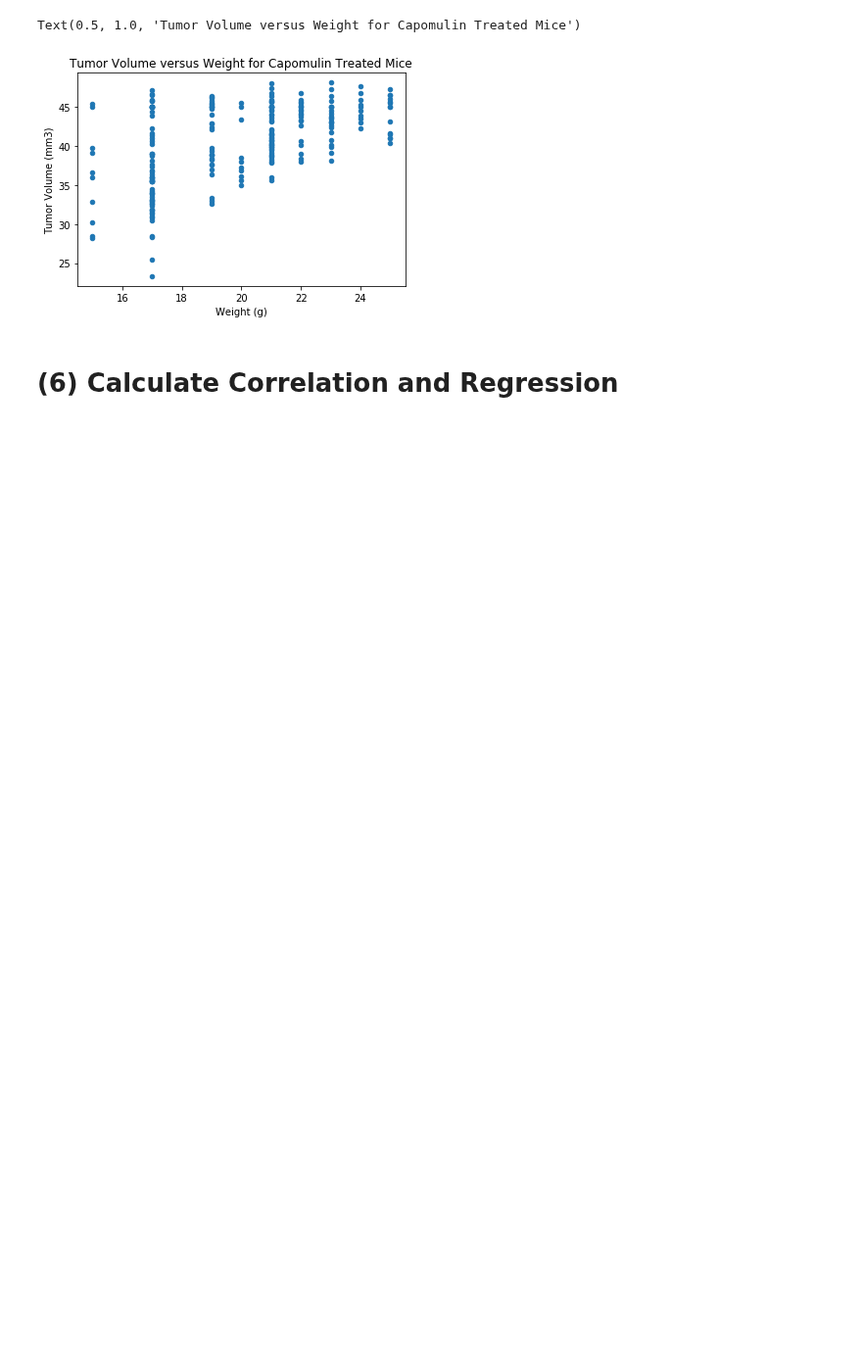
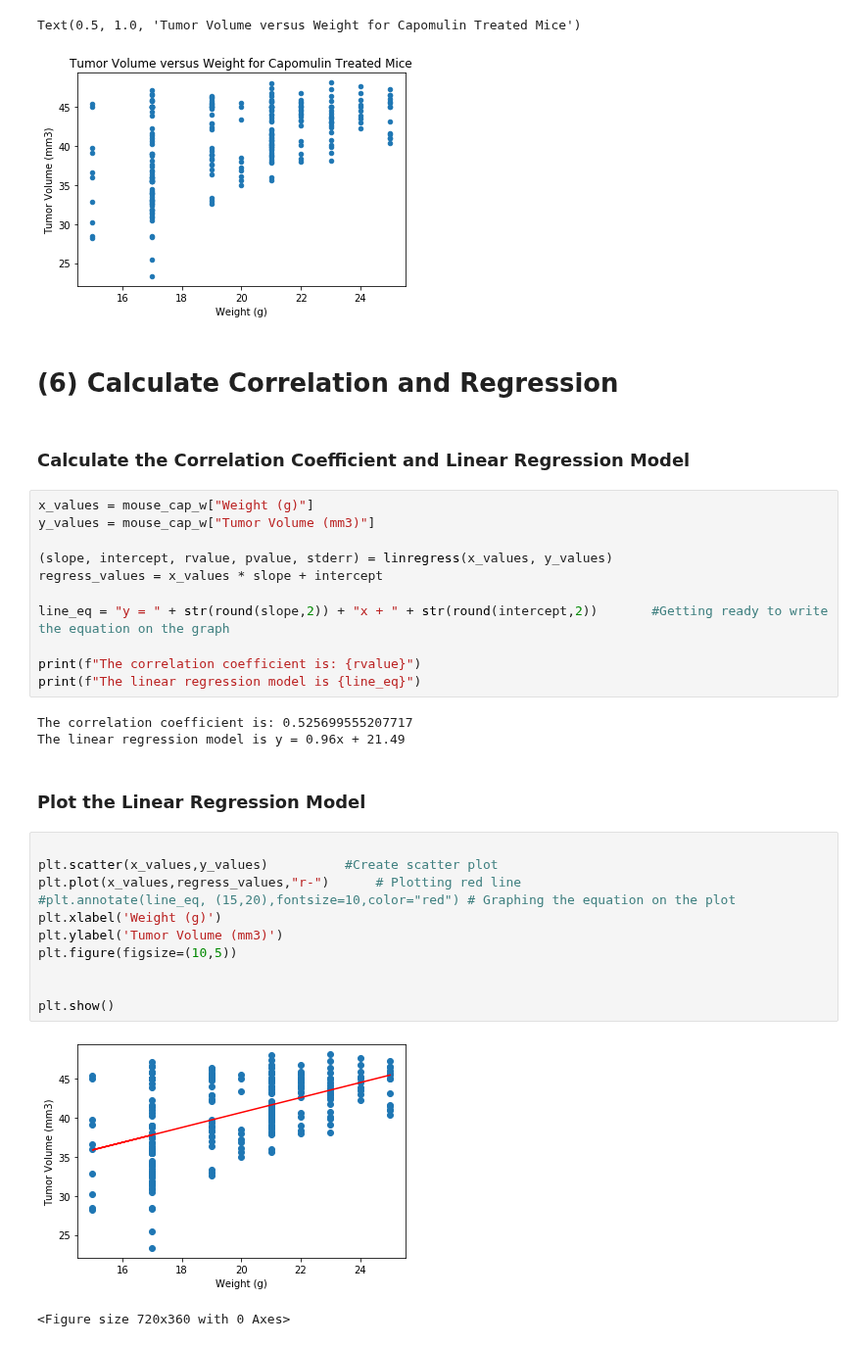
Before and after one commit to JenniferM-BShulyak/matplotlib-challenge, a Jupyter notebook: pymaceuticals.ipynb, the cells around one changed output. Shown at 98% size. Drawn from its saved outputs; the diff is of its cells as text; blank space fills up the shorter version.

```diff
--- a/pymaceuticals.ipynb
+++ b/pymaceuticals.ipynb
@@ -352,3 +351,35 @@ Text(0.5, 1.0, 'Tumor Volume versus Weight for Capomulin Treated Mice')
 [figure]
 # %% [markdown]
 # (6) Calculate Correlation and Regression
+# %% [markdown]
+### Calculate the Correlation Coefficient and Linear Regression Model
+# %%
+x_values = mouse_cap_w["Weight (g)"]
+y_values = mouse_cap_w["Tumor Volume (mm3)"]
+
+(slope, intercept, rvalue, pvalue, stderr) = linregress(x_values, y_values)
+regress_values = x_values * slope + intercept
+
+line_eq = "y = " + str(round(slope,2)) + "x + " + str(round(intercept,2))       #Getting ready to write the equation on the graph
+
+print(f"The correlation coefficient is: {rvalue}")
+print(f"The linear regression model is {line_eq}")
+# %% [output]
+The correlation coefficient is: 0.525699555207717
+The linear regression model is y = 0.96x + 21.49
+# %% [markdown]
+### Plot the Linear Regression Model
+# %%
+
+plt.scatter(x_values,y_values)          #Create scatter plot
+plt.plot(x_values,regress_values,"r-")      # Plotting red line
+#plt.annotate(line_eq, (15,20),fontsize=10,color="red") # Graphing the equation on the plot
+plt.xlabel('Weight (g)')
+plt.ylabel('Tumor Volume (mm3)')
+plt.figure(figsize=(10,5))
+
+
+plt.show()
+# %% [output]
+[figure, added]
+<Figure size 720x360 with 0 Axes>
```
Also changed, not shown: parts of 2 cells of this notebook, 1 other file.
